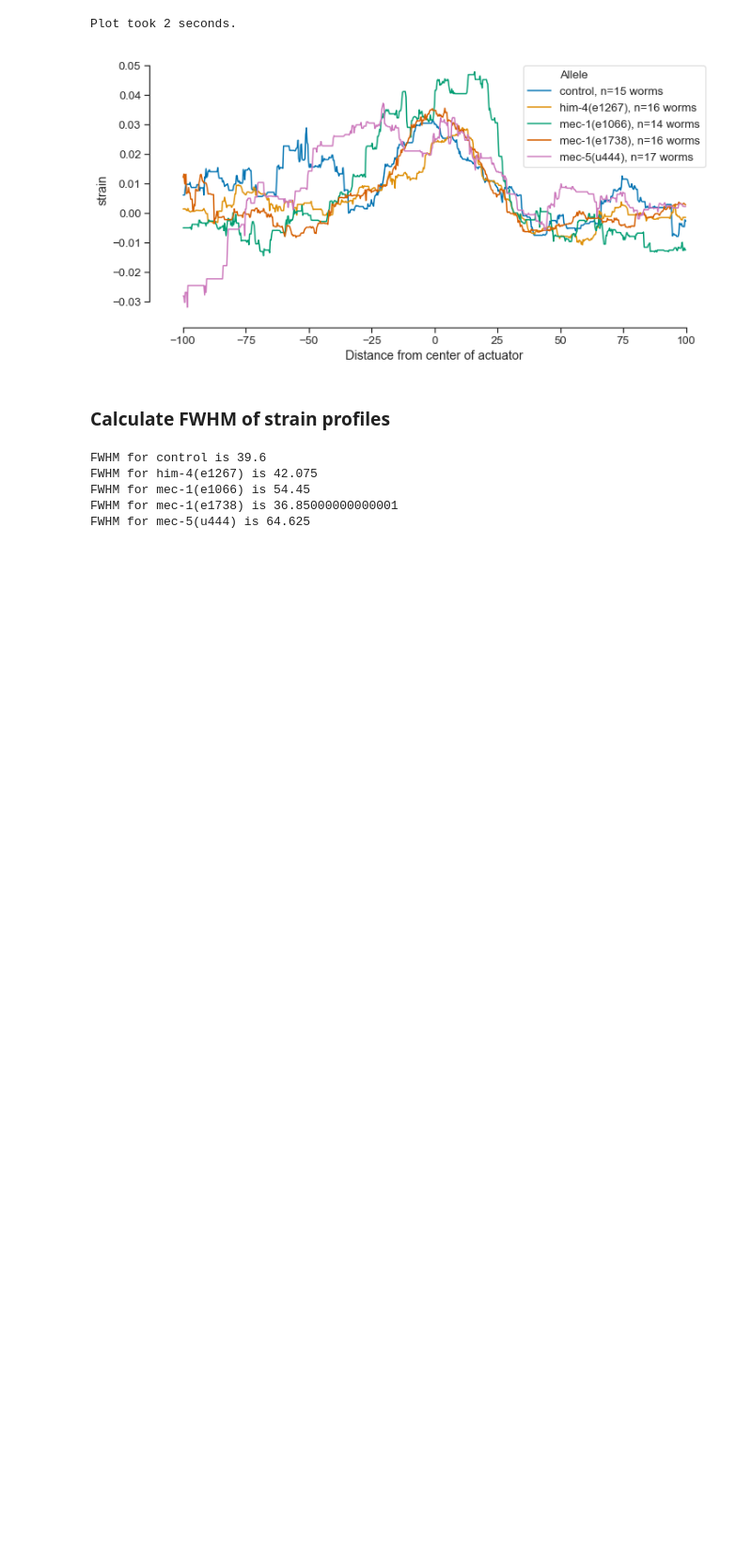
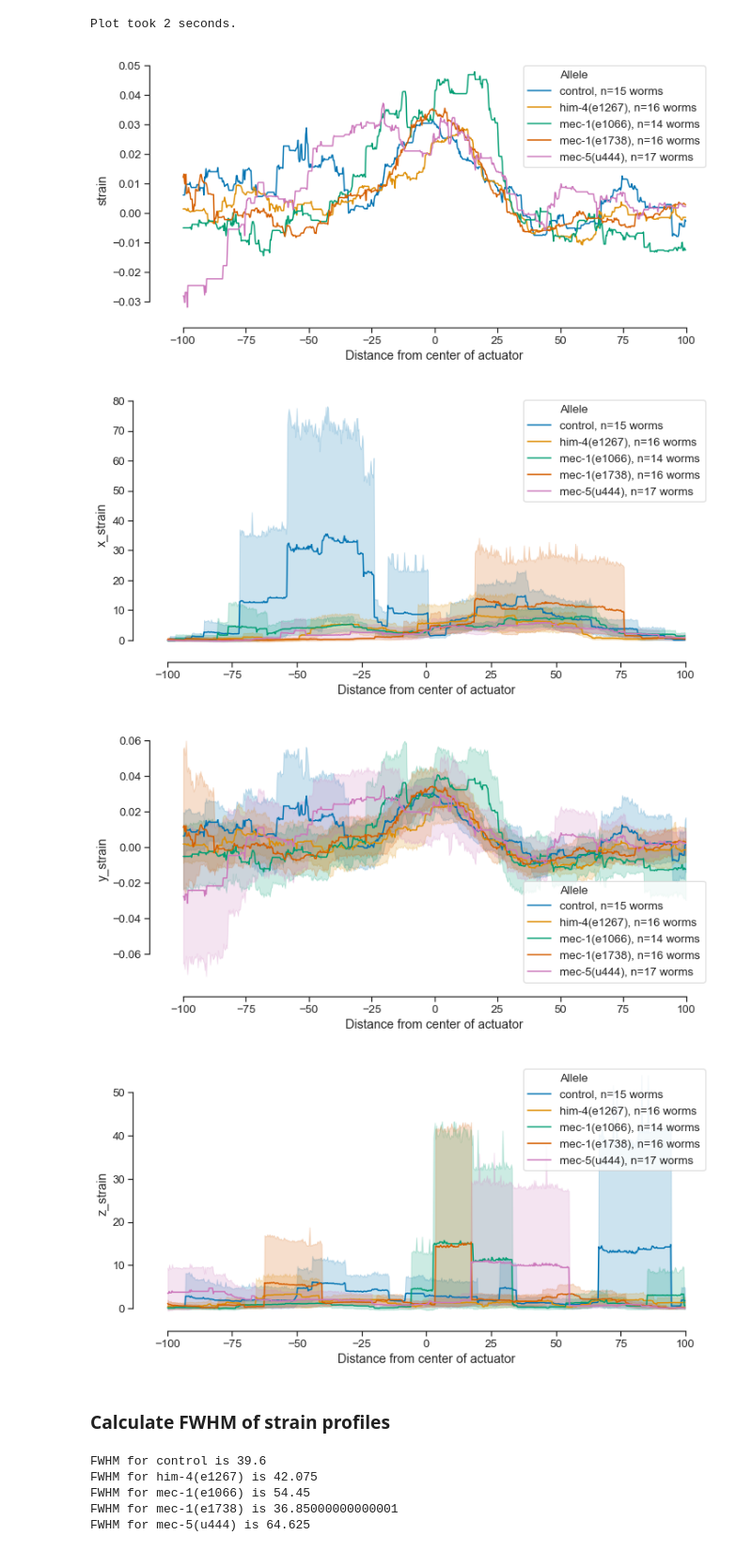
Before and after one commit to anekimken/SSN_ImageAnalysis, a Jupyter notebook: Notebooks/Displacement and Strain Plots.ipynb, the cells around one changed output. Shown at 94% size. Cells and saved outputs as stored; diff of their text form; code cells hidden in the pictures; blank space fills up the shorter version.

```diff
--- a/Notebooks/Displacement and Strain Plots.ipynb
+++ b/Notebooks/Displacement and Strain Plots.ipynb
@@ -999,6 +1028,25 @@ print('Plot took', str(round(time.time()-plot_start)), 'seconds.')
 # %% [output]
 Plot took 2 seconds.
 [figure]
+# %%
+for direction in ['x', 'y', 'z']:
+    fig, ax = plt.subplots(figsize=(10,5), constrained_layout=True)
+    sns.lineplot(x='y', y=direction + '_strain', ax=ax, hue='worm_strain', ci=None, # style='',
+                 data=spatial_strain_df.loc[(spatial_strain_df['pressure']==300) &
+                                            (spatial_strain_df['y'] > -100) &
+                                            (spatial_strain_df['y'] < 100)])
+
+    sns.despine(offset=10, trim=True)
+    h, labels = ax.get_legend_handles_labels()
+    labels = [(allele_dict[label] + ', n=' + str(n_trials_dict[label]) + ' worms') if label in allele_dict else 'Allele' for label in labels]
+    ax.legend(h, labels)
+    ax.set_xlabel('Distance from center of actuator')
+
+    fig.savefig(fig_save_dir + direction + '_StrainVsPosition')
+# %% [output]
+[figure, added]
+[figure, added]
+[figure, added]
 # %% [markdown]
 ### Calculate FWHM of strain profiles
 # %%
```
Also changed, not shown: parts of 11 cells of this notebook.
